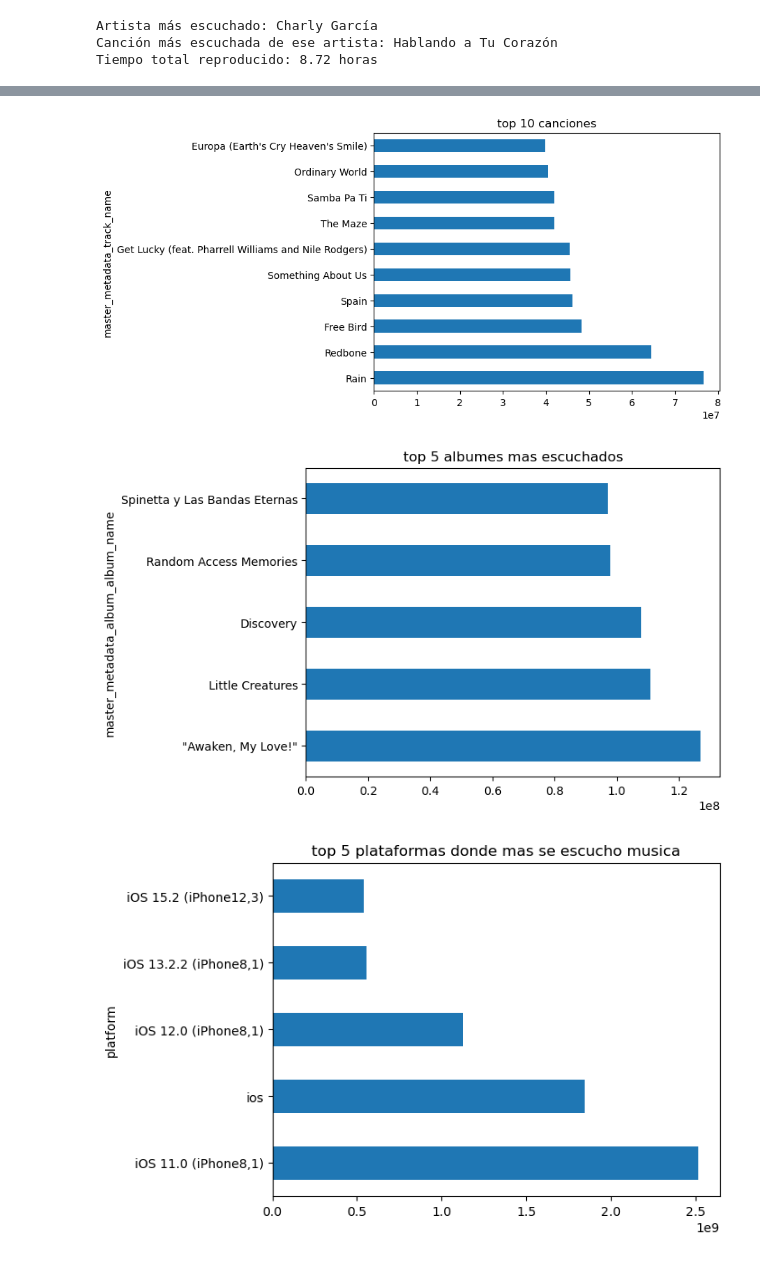
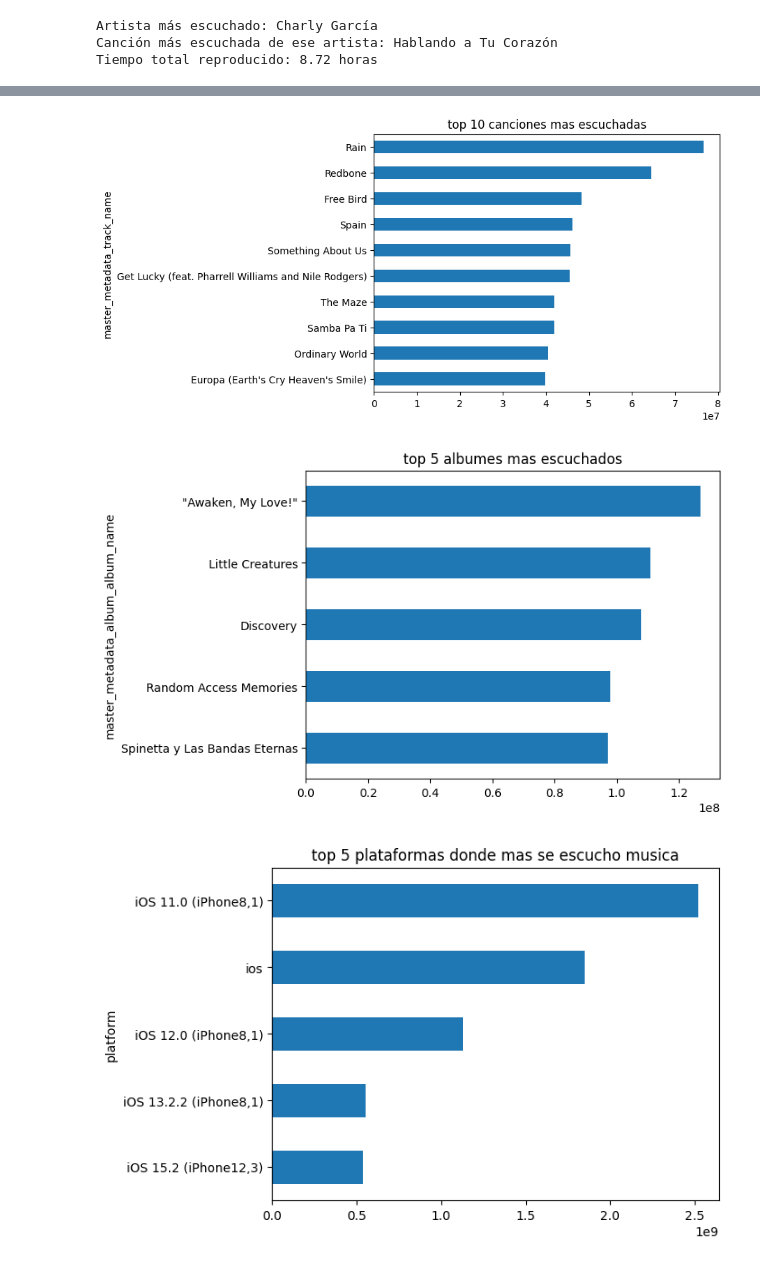
Before and after one commit to joaquinmora14/TPspotify-JoaquinM-NicoasC-CamiloR, a Jupyter notebook: tpSpotify.ipynb, the cells around one changed output, grey strips where cells are left out. Drawn from its saved outputs; the diff is of its cells as text; code cells hidden in the pictures.

```diff
--- a/tpSpotify.ipynb
+++ b/tpSpotify.ipynb
@@ -96,22 +103,30 @@ plt.show()
 # %%
-#aca hago exactamente lo mismo pero con las canciiones con la otra variable
+#9-
+#aca hago exactamente lo mismo pero con las canciiones con la otra variable,
 cancion_mas_escuchada = archivo.groupby('master_metadata_track_name')['ms_played'].sum().sort_values(ascending=False).head(10)
+cancion_mas_escuchada = cancion_mas_escuchada[::-1]
 cancion_mas_escuchada.plot(kind='barh')
 plt.title('top 10 canciones mas escuchadas')
 plt.show()
 # %% [output]
-[figure, old version]
+[figure, new version]
 # %%
+#10-
+#hago exactamente lo mismo pero con otros datos, en este caso el album
 album_mas_escuchado = archivo.groupby('master_metadata_album_album_name')['ms_played'].sum().sort_values(ascending=False).head(5)
+album_mas_escuchado = album_mas_escuchado[::-1]
 album_mas_escuchado.plot(kind='barh')
 plt.title('top 5 albumes mas escuchados')
 plt.show()
 # %% [output]
-[figure, old version]
+[figure, new version]
 # %%
+#10-
+#de vuelta el mismo codigo con los dispositivos
 plataformas_mas_escuchadas = archivo.groupby('platform')['ms_played'].sum().sort_values(ascending=False).head(5)
+plataformas_mas_escuchadas = plataformas_mas_escuchadas[::-1]
 plataformas_mas_escuchadas.plot(kind='barh')
 plt.title('top 5 plataformas donde mas se escucho musica')
 plt.show()
 # %% [output]
-[figure, old version]
+[figure, new version]
```
Also changed, not shown: parts of 10 cells of this notebook.
